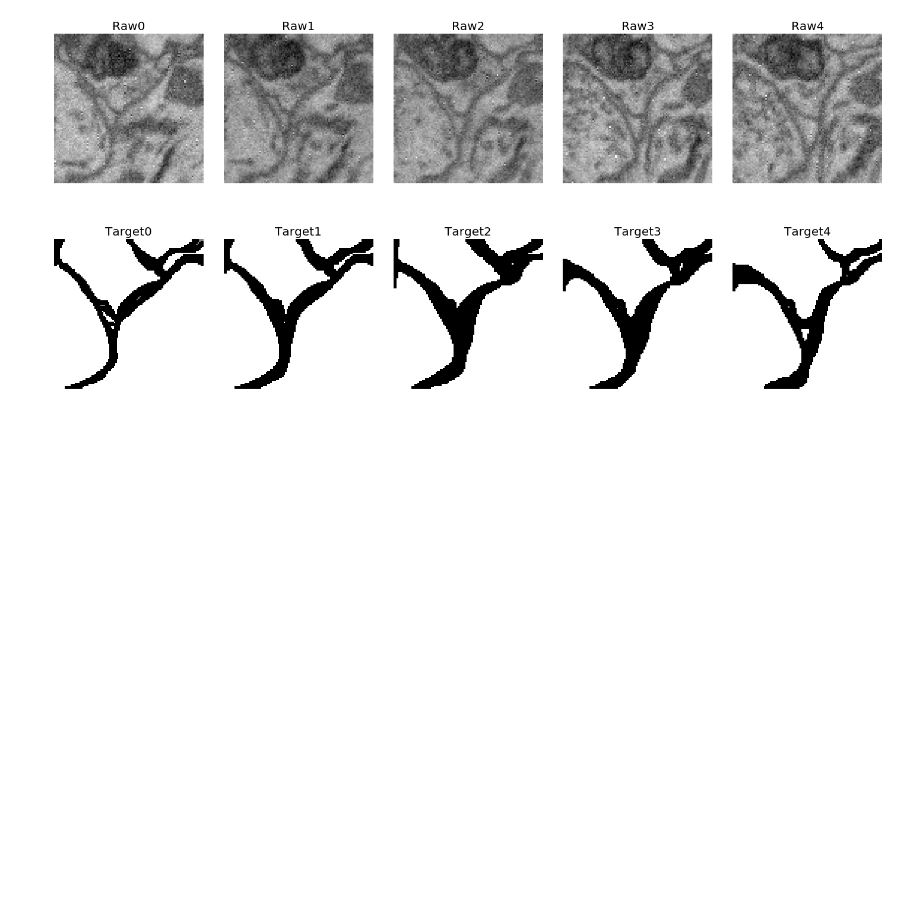
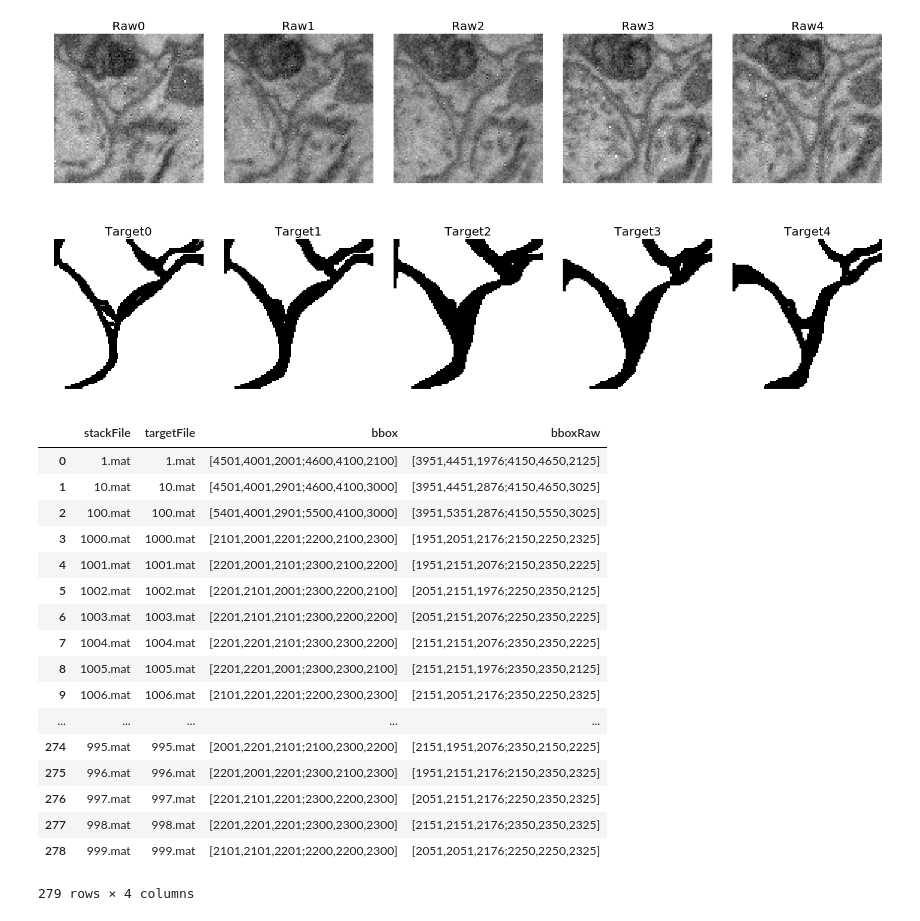
Before and after one commit to haeinkim/fira-capstone-project, a Jupyter notebook: SegEM_EDA.ipynb, the cells around one changed output. Saved outputs shown, nothing was run; the diff lists cells and outputs as text; code cells hidden in the pictures; blank space fills up the shorter version.

Commit message:
add pandas DataFrame from 1005.mat

```diff
--- a/SegEM_EDA.ipynb
+++ b/SegEM_EDA.ipynb
@@ -99,3 +102,27 @@ plt.tight_layout()
 plt.show()
 # %% [output]
 [figure]
+# %%
+table_name = 'table_s2.xls'
+file_path = os.path.join(data_path, table_name)
+table_s2 = pd.read_excel(file_path)
+df = table_s2.iloc[:, 1:5]
+# %% [output]
+|  | stackFile | targetFile | bbox | bboxRaw |
+| 0 | 1.mat | 1.mat | [4501,4001,2001;4600,4100,2100] | [3951,4451,1976;4150,4650,2125] |
+| 1 | 10.mat | 10.mat | [4501,4001,2901;4600,4100,3000] | [3951,4451,2876;4150,4650,3025] |
+| 2 | 100.mat | 100.mat | [5401,4001,2901;5500,4100,3000] | [3951,5351,2876;4150,5550,3025] |
+| 3 | 1000.mat | 1000.mat | [2101,2001,2201;2200,2100,2300] | [1951,2051,2176;2150,2250,2325] |
+| 4 | 1001.mat | 1001.mat | [2201,2001,2101;2300,2100,2200] | [1951,2151,2076;2150,2350,2225] |
+| 5 | 1002.mat | 1002.mat | [2201,2101,2001;2300,2200,2100] | [2051,2151,1976;2250,2350,2125] |
+| 6 | 1003.mat | 1003.mat | [2201,2101,2101;2300,2200,2200] | [2051,2151,2076;2250,2350,2225] |
+| 7 | 1004.mat | 1004.mat | [2201,2201,2101;2300,2300,2200] | [2151,2151,2076;2350,2350,2225] |
+| 8 | 1005.mat | 1005.mat | [2201,2201,2001;2300,2300,2100] | [2151,2151,1976;2350,2350,2125] |
+| 9 | 1006.mat | 1006.mat | [2101,2201,2201;2200,2300,2300] | [2151,2051,2176;2350,2250,2325] |
+| ... | ... | ... | ... | ... |
+| 274 | 995.mat | 995.mat | [2001,2201,2101;2100,2300,2200] | [2151,1951,2076;2350,2150,2225] |
+| 275 | 996.mat | 996.mat | [2201,2001,2201;2300,2100,2300] | [1951,2151,2176;2150,2350,2325] |
+| 276 | 997.mat | 997.mat | [2201,2101,2201;2300,2200,2300] | [2051,2151,2176;2250,2350,2325] |
+| 277 | 998.mat | 998.mat | [2201,2201,2201;2300,2300,2300] | [2151,2151,2176;2350,2350,2325] |
+| 278 | 999.mat | 999.mat | [2101,2101,2201;2200,2200,2300] | [2051,2051,2176;2250,2250,2325] |
+279 rows × 4 columns
```
Also changed, not shown: parts of 3 cells of this notebook.
